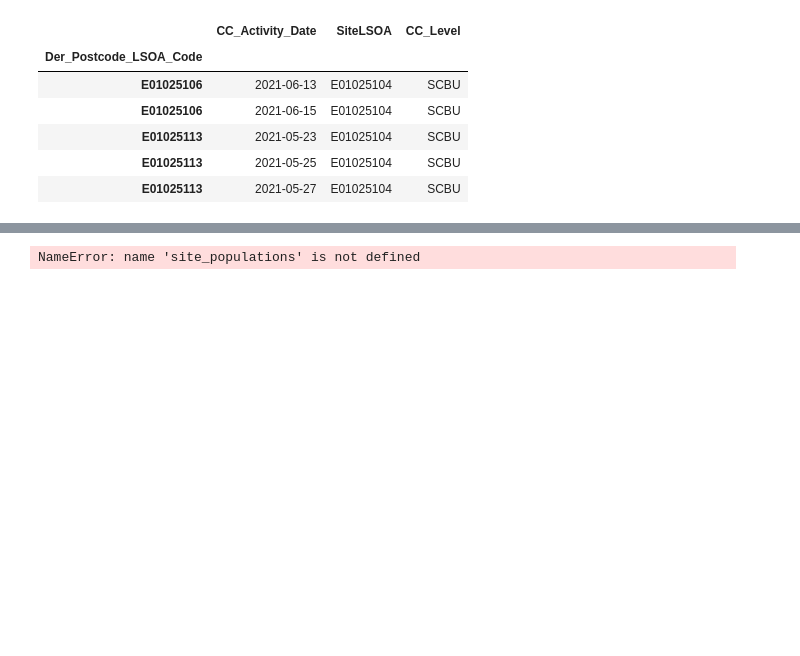
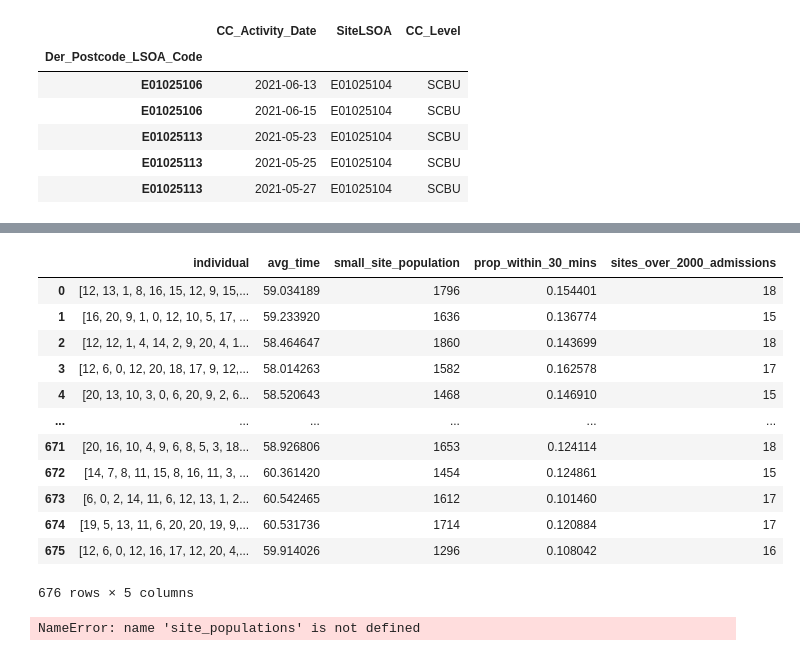
Before and after one commit to Duncan-Galletly/NWNODN_Modelling_HSMA5_08, a Jupyter notebook: DEAP Genetic Algorithm.ipynb, the cells around one changed output, grey strips where cells are left out. Drawn from its saved outputs; the diff is of its cells as text; code cells hidden in the pictures; blank space fills up the shorter version.

Commit message:
Updated and added logging for the individuals for analysis

```diff
--- a/DEAP Genetic Algorithm.ipynb
+++ b/DEAP Genetic Algorithm.ipynb
@@ -250,3 +313,19 @@ KeyboardInterrupt:
+# %%
+logs_df
+# %% [output]
+|  | individual | avg_time | small_site_population | prop_within_30_mins | sites_over_2000_admissions |
+| 0 | [12, 13, 1, 8, 16, 15, 12, 9, 15,... | 59.034189 | 1796 | 0.154401 | 18 |
+| 1 | [16, 20, 9, 1, 0, 12, 10, 5, 17, ... | 59.233920 | 1636 | 0.136774 | 15 |
+| 2 | [12, 12, 1, 4, 14, 2, 9, 20, 4, 1... | 58.464647 | 1860 | 0.143699 | 18 |
+| 3 | [12, 6, 0, 12, 20, 18, 17, 9, 12,... | 58.014263 | 1582 | 0.162578 | 17 |
+| 4 | [20, 13, 10, 3, 0, 6, 20, 9, 2, 6... | 58.520643 | 1468 | 0.146910 | 15 |
+| ... | ... | ... | ... | ... | ... |
+| 671 | [20, 16, 10, 4, 9, 6, 8, 5, 3, 18... | 58.926806 | 1653 | 0.124114 | 18 |
+| 672 | [14, 7, 8, 11, 15, 8, 16, 11, 3, ... | 60.361420 | 1454 | 0.124861 | 15 |
+| 673 | [6, 0, 2, 14, 11, 6, 12, 13, 1, 2... | 60.542465 | 1612 | 0.101460 | 17 |
+| 674 | [19, 5, 13, 11, 6, 20, 20, 19, 9,... | 60.531736 | 1714 | 0.120884 | 17 |
+| 675 | [12, 6, 0, 12, 16, 17, 12, 20, 4,... | 59.914026 | 1296 | 0.108042 | 16 |
+676 rows × 5 columns
 # %%
 site_populations
 # %% [output]
```
Also changed, not shown: parts of 2 cells of this notebook.
